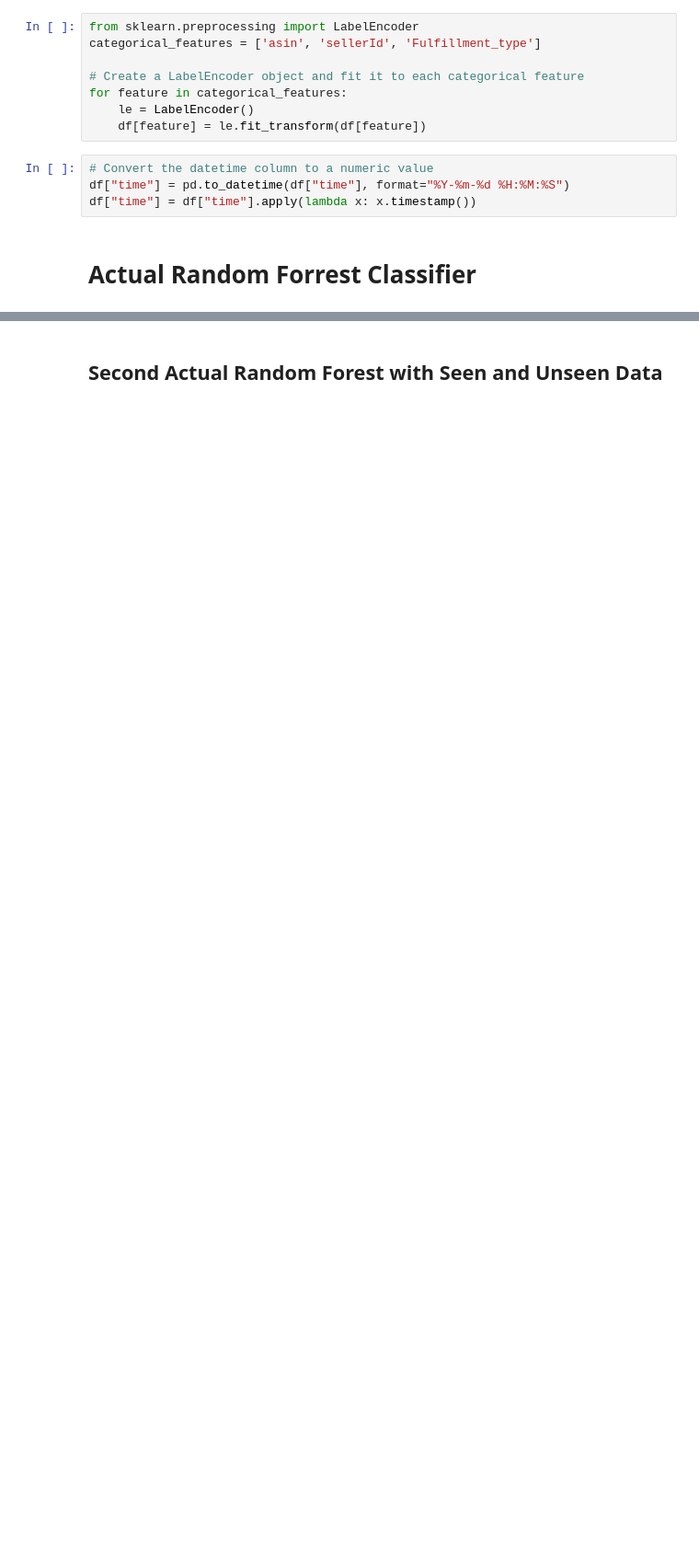
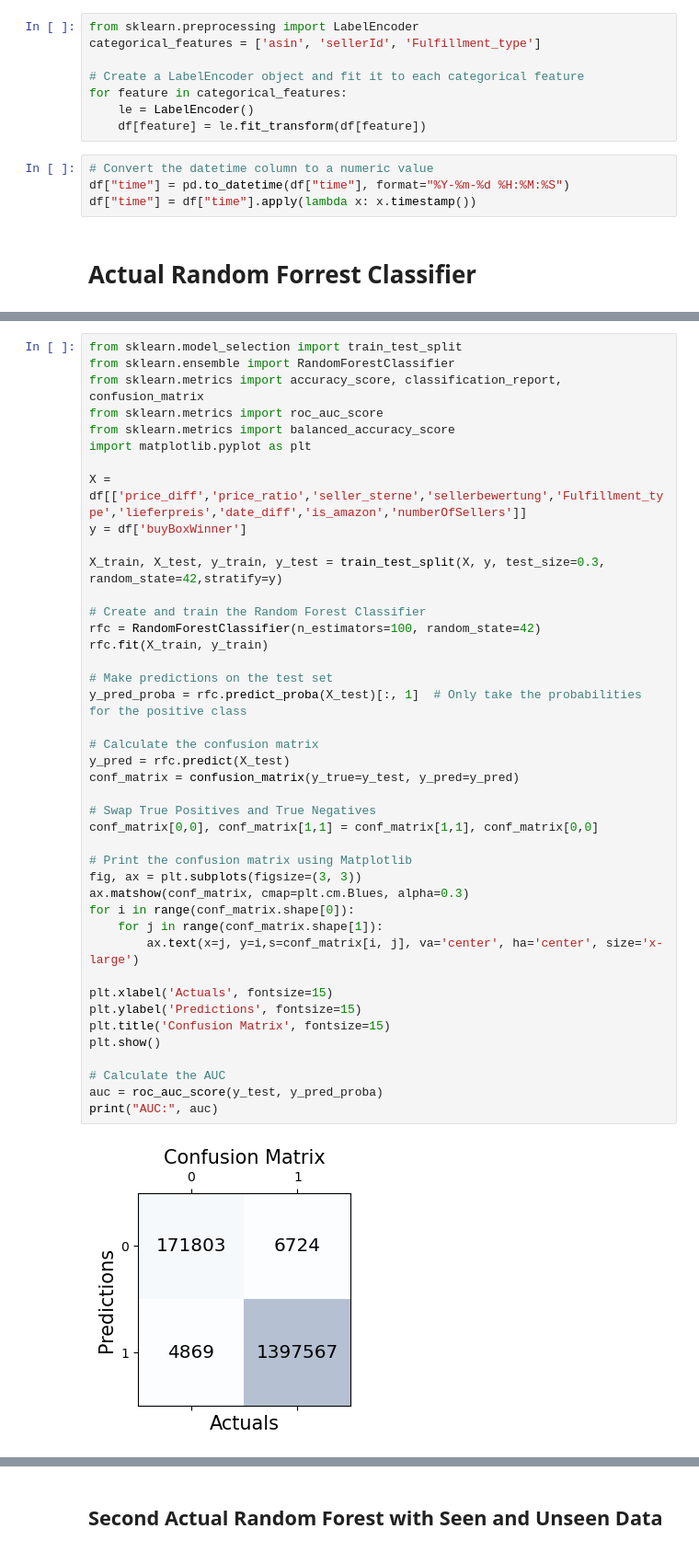
Before and after one commit to RobertBetschinger/MA-Analyse, a Jupyter notebook: Notebooks/(3.2)BuyBox_Relative_Seen_Unseen.ipynb, the cells around one changed output, grey strips where cells are left out. Shown at 92% size. Saved outputs shown, nothing was run; the diff lists cells and outputs as text; blank space fills up the shorter version.

```diff
--- a/Notebooks/(3.2)BuyBox_Relative_Seen_Unseen.ipynb
+++ b/Notebooks/(3.2)BuyBox_Relative_Seen_Unseen.ipynb
@@ -142,0 +91,44 @@ AUC: 0.9789430602436965
+# %%
+from sklearn.model_selection import train_test_split
+from sklearn.ensemble import RandomForestClassifier
+from sklearn.metrics import accuracy_score, classification_report, confusion_matrix
+from sklearn.metrics import roc_auc_score
+from sklearn.metrics import balanced_accuracy_score
+import matplotlib.pyplot as plt
+
+X = df[['price_diff','price_ratio','seller_sterne','sellerbewertung','Fulfillment_type','lieferpreis','date_diff','is_amazon','numberOfSellers']]
+y = df['buyBoxWinner']
+
+X_train, X_test, y_train, y_test = train_test_split(X, y, test_size=0.3, random_state=42,stratify=y)
+
+# Create and train the Random Forest Classifier
+rfc = RandomForestClassifier(n_estimators=100, random_state=42)
+rfc.fit(X_train, y_train)
+
+# Make predictions on the test set
+y_pred_proba = rfc.predict_proba(X_test)[:, 1]  # Only take the probabilities for the positive class
+
+# Calculate the confusion matrix
+y_pred = rfc.predict(X_test)
+conf_matrix = confusion_matrix(y_true=y_test, y_pred=y_pred)
+
+# Swap True Positives and True Negatives
+conf_matrix[0,0], conf_matrix[1,1] = conf_matrix[1,1], conf_matrix[0,0]
+
+# Print the confusion matrix using Matplotlib
+fig, ax = plt.subplots(figsize=(3, 3))
+ax.matshow(conf_matrix, cmap=plt.cm.Blues, alpha=0.3)
+for i in range(conf_matrix.shape[0]):
+    for j in range(conf_matrix.shape[1]):
+        ax.text(x=j, y=i,s=conf_matrix[i, j], va='center', ha='center', size='x-large')
+
+plt.xlabel('Actuals', fontsize=15)
+plt.ylabel('Predictions', fontsize=15)
+plt.title('Confusion Matrix', fontsize=15)
+plt.show()
+
+# Calculate the AUC
+auc = roc_auc_score(y_test, y_pred_proba)
+print("AUC:", auc)
+# %% [output]
+[figure, added]
```
Also changed, not shown: parts of 15 cells of this notebook, 8 other files.
